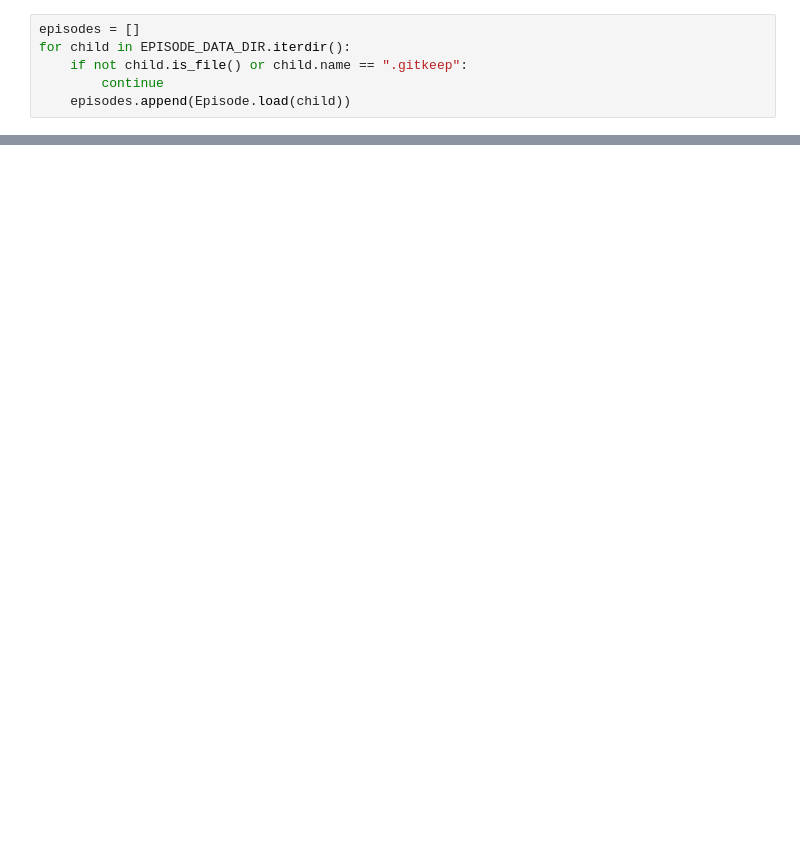
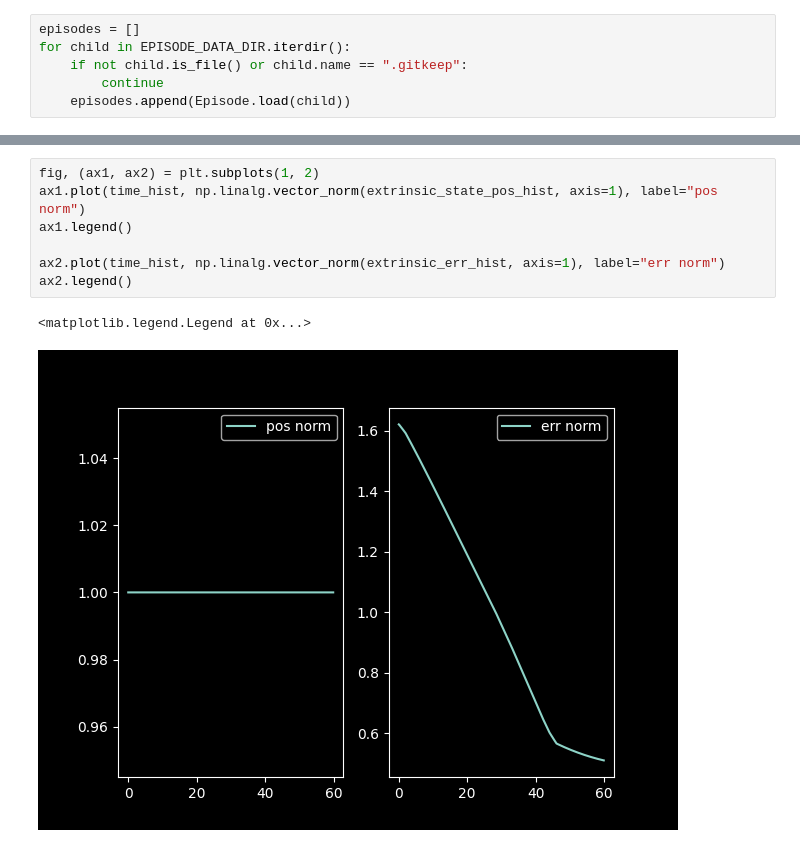
Before and after one commit to planetaryeclipse/ece657d-geo-dyn-learning-tradeoffs, a Jupyter notebook: src/generate_hs_transport_controls.ipynb, the cells around one changed output, grey strips where cells are left out. Drawn from its saved outputs; the diff is of its cells as text; blank space fills up the shorter version.

```diff
--- a/src/generate_hs_transport_controls.ipynb
+++ b/src/generate_hs_transport_controls.ipynb
@@ -319,0 +326,10 @@ ax2.legend()
+# %%
+fig, (ax1, ax2) = plt.subplots(1, 2)
+ax1.plot(time_hist, np.linalg.vector_norm(extrinsic_state_pos_hist, axis=1), label="pos norm")
+ax1.legend()
+
+ax2.plot(time_hist, np.linalg.vector_norm(extrinsic_err_hist, axis=1), label="err norm")
+ax2.legend()
+# %% [output]
+<matplotlib.legend.Legend at 0x...>
+[figure, added]
```
Also changed, not shown: parts of 7 cells of this notebook, 6 other files.
